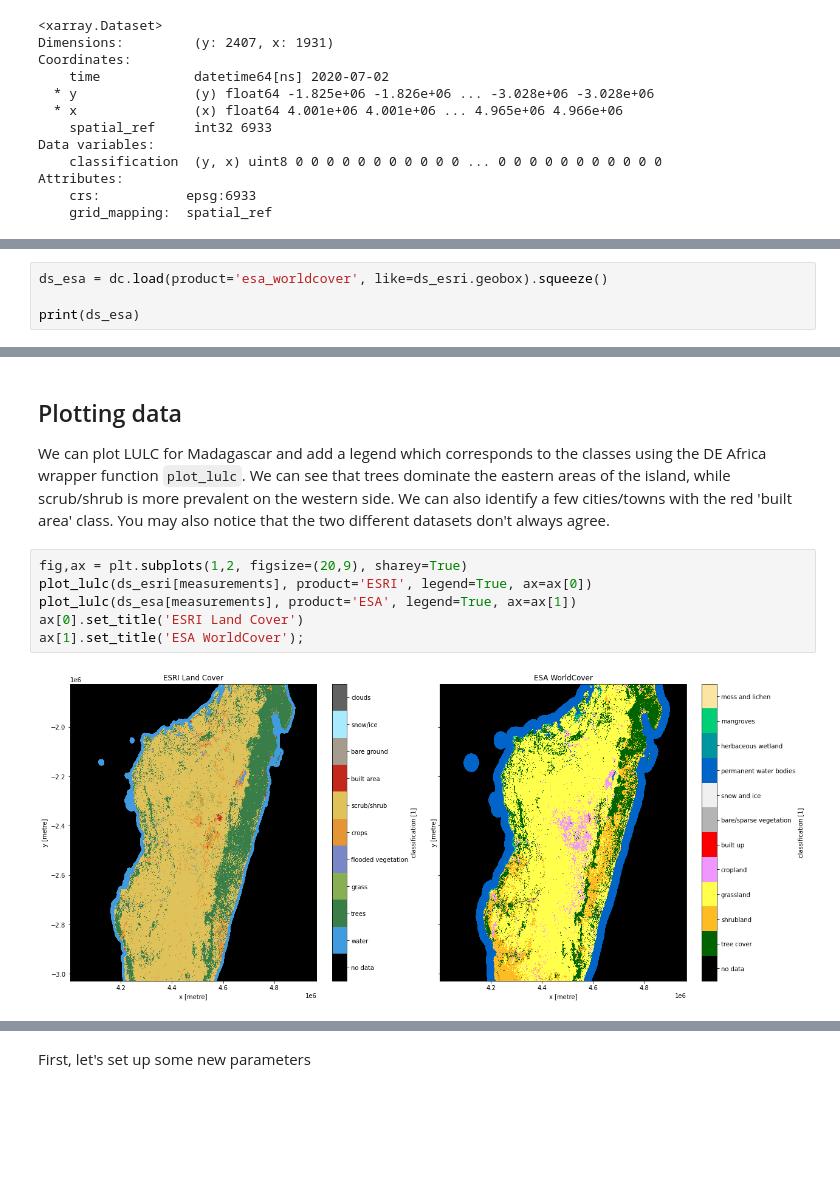
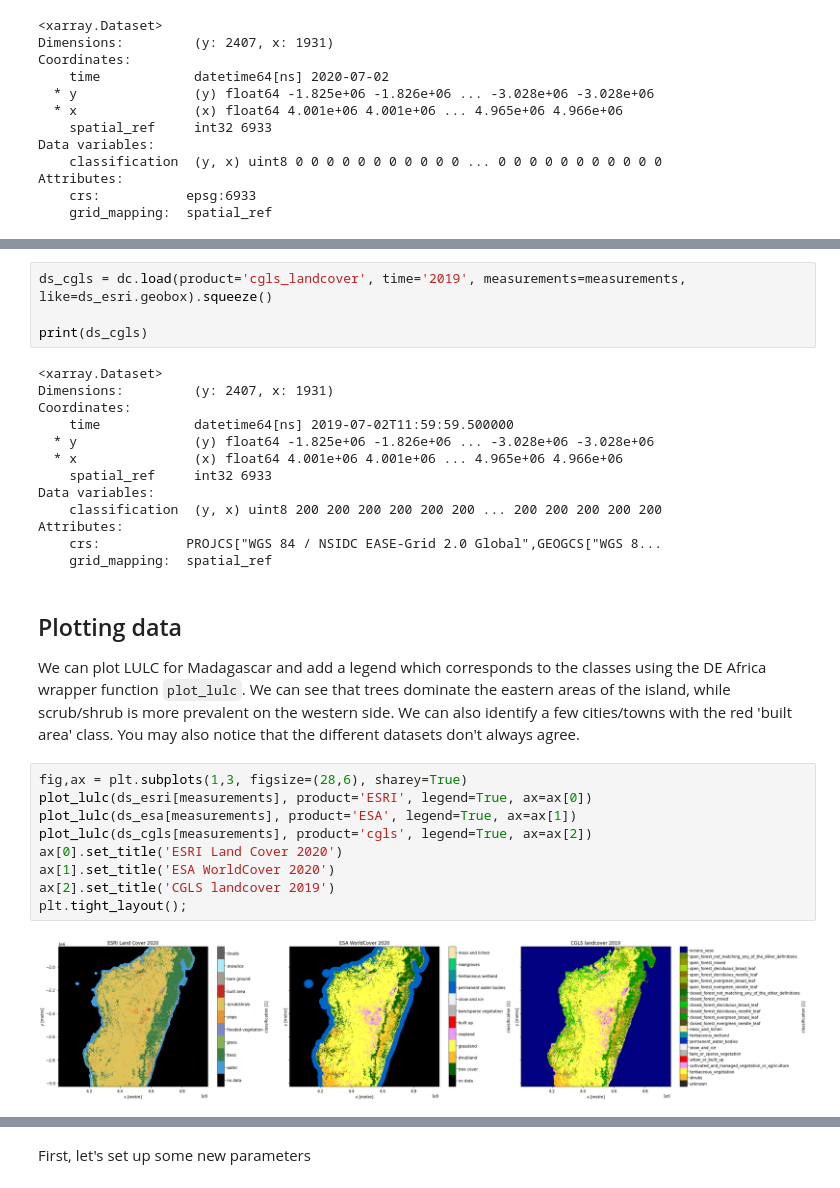
Before and after one commit to digitalearthafrica/deafrica-sandbox-notebooks, a Jupyter notebook: Datasets/Landcover_Classification.ipynb, the cells around one changed output, grey strips where cells are left out. Drawn from its saved outputs; the diff is of its cells as text; blank space fills up the shorter version.

```diff
--- a/Datasets/Landcover_Classification.ipynb
+++ b/Datasets/Landcover_Classification.ipynb
@@ -158,4 +202,0 @@ Now we can load the `esa_worldcover` product over the same region
-# %%
-ds_esa = dc.load(product='esa_worldcover', like=ds_esri.geobox).squeeze()
-
-print(ds_esa)
@@ -175,15 +220,35 @@ Attributes:
+# %%
+ds_cgls = dc.load(product='cgls_landcover', time='2019', measurements=measurements, like=ds_esri.geobox).squeeze()
+
+print(ds_cgls)
+# %% [output]
+<xarray.Dataset>
+Dimensions:         (y: 2407, x: 1931)
+Coordinates:
+    time            datetime64[ns] 2019-07-02T11:59:59.500000
+  * y               (y) float64 -1.825e+06 -1.826e+06 ... -3.028e+06 -3.028e+06
+  * x               (x) float64 4.001e+06 4.001e+06 ... 4.965e+06 4.966e+06
+    spatial_ref     int32 6933
+Data variables:
+    classification  (y, x) uint8 200 200 200 200 200 200 ... 200 200 200 200 200
+Attributes:
+    crs:           PROJCS["WGS 84 / NSIDC EASE-Grid 2.0 Global",GEOGCS["WGS 8...
+    grid_mapping:  spatial_ref
 # %% [markdown]
 ## Plotting data
 
-We can plot LULC for Madagascar and add a legend which corresponds to the classes using the DE Africa wrapper function `plot_lulc`. We can see that trees dominate the eastern areas of the island, while scrub/shrub is more prevalent on the western side. We can also identify a few cities/towns with the red 'built area' class.  You may also notice that the two different datasets don't always agree.
+We can plot LULC for Madagascar and add a legend which corresponds to the classes using the DE Africa wrapper function `plot_lulc`. We can see that trees dominate the eastern areas of the island, while scrub/shrub is more prevalent on the western side. We can also identify a few cities/towns with the red 'built area' class.  You may also notice that the different datasets don't always agree.
 # %%
-fig,ax = plt.subplots(1,2, figsize=(20,9), sharey=True)
+fig,ax = plt.subplots(1,3, figsize=(28,6), sharey=True)
 plot_lulc(ds_esri[measurements], product='ESRI', legend=True, ax=ax[0])
 plot_lulc(ds_esa[measurements], product='ESA', legend=True, ax=ax[1])
-ax[0].set_title('ESRI Land Cover')
-ax[1].set_title('ESA WorldCover');
+plot_lulc(ds_cgls[measurements], product='cgls', legend=True, ax=ax[2])
+ax[0].set_title('ESRI Land Cover 2020')
+ax[1].set_title('ESA WorldCover 2020')
+ax[2].set_title('CGLS landcover 2019')
+plt.tight_layout();
 # %% [output]
-[figure, old version]
+[figure, new version]
 # %% [markdown]
 ## Example Analysis: Investigate the area of classes
 
```
Also changed, not shown: parts of 18 cells of this notebook, 2 other files.
